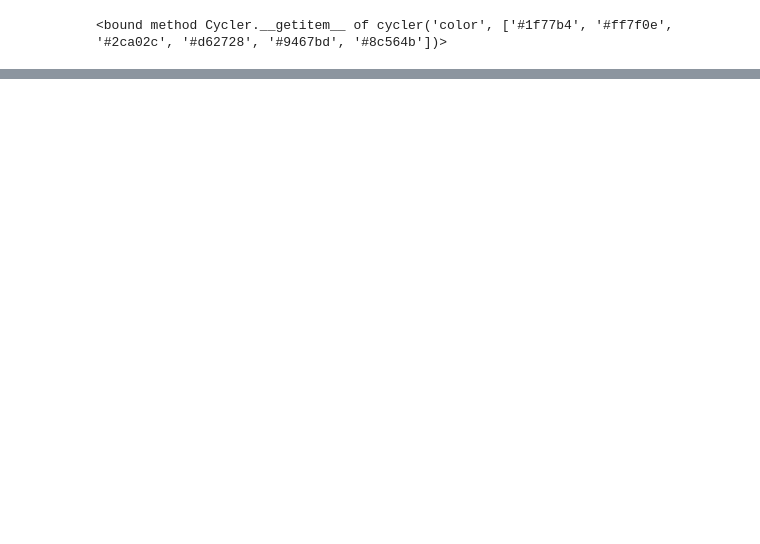
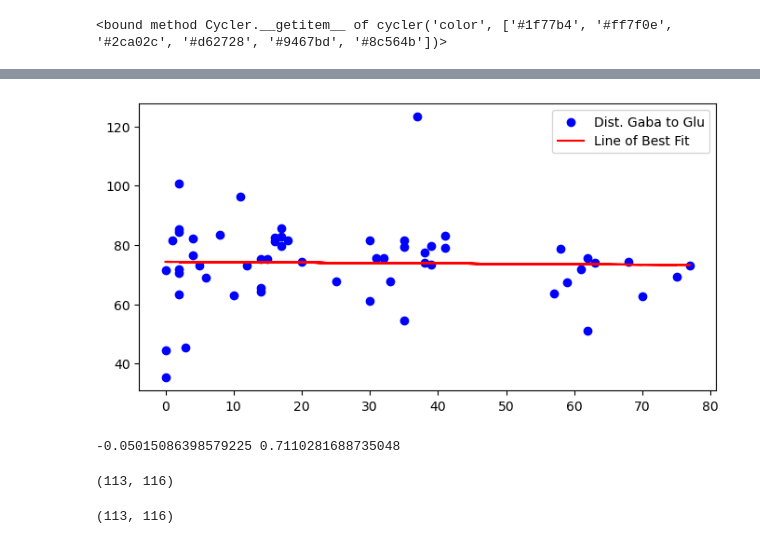
Before and after one commit to dmnburrows/age, a Jupyter notebook: RNA_ageing.ipynb, the cells around one changed output, grey strips where cells are left out. Saved outputs shown, nothing was run; the diff lists cells and outputs as text; code cells hidden in the pictures; blank space fills up the shorter version.

```diff
--- a/RNA_ageing.ipynb
+++ b/RNA_ageing.ipynb
@@ -107,0 +233,4 @@ plt.show()
+# %%
+#group by celltype
+meta_gaba = meta[meta['Cell Type'] == 'GABA']
+meta_glu = meta[meta['Cell Type'] == 'GLU']
@@ -107,0 +271,16 @@ plt.show()
+# %%
+#Do PCA
+scaler = StandardScaler(with_mean=True, with_std=True)
+X_sc = scaler.fit_transform(filt_df.T)
+
+#find the top n PCs of gene data
+pca = PCA(n_components=5)
+pca.fit(X_sc)
+X_pc = pca.transform(X_sc).T
+#make into dict
+pc_dict = {}
+for i in range(len(X_pc)):
+    pc_dict["PC"+str(i+1)] = X_pc[i]
+#add df column names to pc_dict
+pc_df = pd.DataFrame(pc_dict, index=filt_df.columns).T
+pc_df
@@ -107,0 +295,7 @@ plt.show()
+# %%
+#find intersect of sample IDs
+inters = np.intersect1d(meta_gaba['Sample ID'].unique(), meta_glu['Sample ID'].unique())
+#compute age
+[meta_gaba[meta_gaba['Sample ID'] == i]['AGEYEARS'].values[0] for i in inters] == [meta_glu[meta_glu['Sample ID'] == i]['AGEYEARS'].values[0] for i in inters]
+age_ = np.asarray([meta_gaba[meta_gaba['Sample ID'] == i]['AGEYEARS'].values[0] for i in inters])
+inters, age_
@@ -107,0 +316,53 @@ plt.show()
+# %%
+#compute euclidean distance
+diff_v = []
+for i in inters:
+    point1 = pc_df[i + '-GABA'].values
+    point2 = pc_df[i + '-GLU'].values
+    diff_v.append(np.linalg.norm(point1 - point2))
+# %%
+fig,ax = plt.subplots(figsize=(8,4))
+plt.scatter(age_, diff_v,color='blue', label='Dist. Gaba to Glu')
+#plot line of best fit
+m,b = np.polyfit(age_, diff_v, 1)
+plt.plot(age_, m*age_ + b, color='red', label='Line of Best Fit')
+#plt.yscale('log')
+plt.legend()
+plt.show()
+# %% [output]
+[figure, added]
+# %%
+#spearmans correlation
+from scipy.stats import spearmanr
+corr, p_value = spearmanr(age_, diff_v)
+print(corr, p_value)
+# %% [output]
+-0.05015086398579225 0.7110281688735048
+# %%
+#Convert to CPM
+cpm_df = (df/np.sum(df,axis=0))*1e6
+
+#Filter genes based on minimum expression level
+#Remove any genes not expressed in at least 10% of samples
+filt_df = cpm_df.loc[np.sum(cpm_df > 0,axis=1) > 0.99*cpm_df.shape[1]]
+
+#Retain the top 50% most variable genes
+filt_df = filt_df[np.var(filt_df, axis=1) > np.percentile(np.var(filt_df, axis=1).values, 99)]
+filt_df.shape
+# %% [output]
+(113, 116)
+# %%
+# Calculate the variance in gene expression with age
+def group_count_age(count_df, meta_df):
+    cpm_v = [np.std(count_df[i].values) for i in meta_df['sample'].values]
+    age_v = meta_df['AGEYEARS'].values
+    return(cpm_v, age_v)
+
+#Plot CPM as a function of time by cell type
+meta_gaba = meta[meta['Cell Type'] == 'GABA']
+meta_glu = meta[meta['Cell Type'] == 'GLU']
+gaba_tup = group_count_age(filt_df, meta_gaba)
+glu_tup = group_count_age(filt_df, meta_glu)
+filt_df.shape
+# %% [output]
+(113, 116)
```
Also changed, not shown: parts of 30 cells of this notebook, 4 other files.
